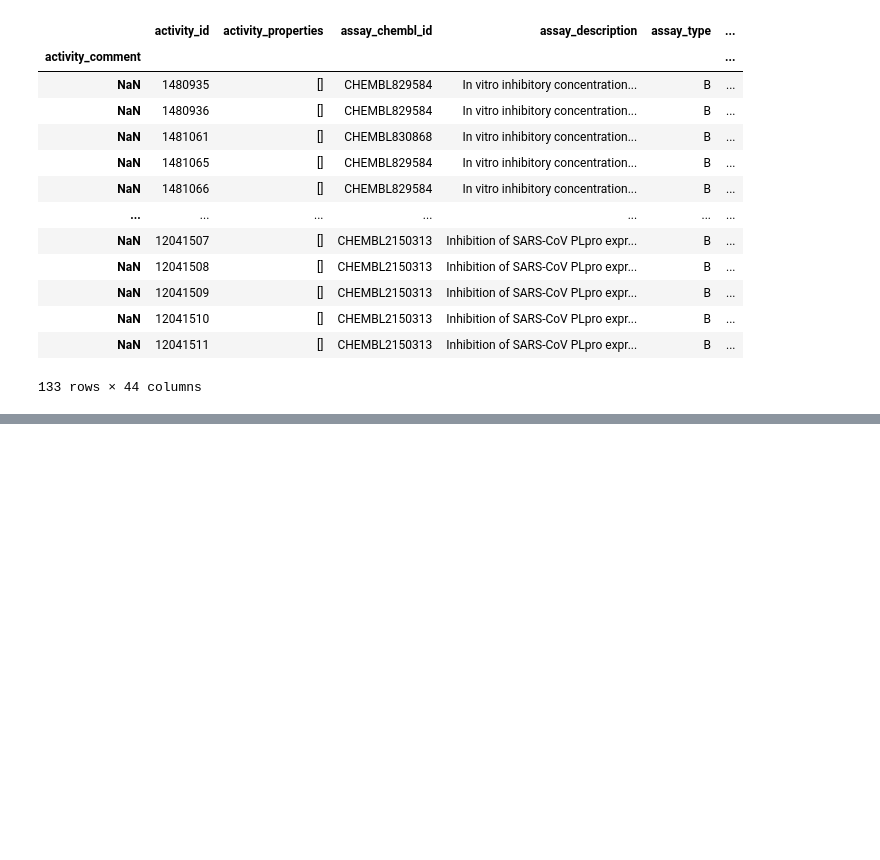
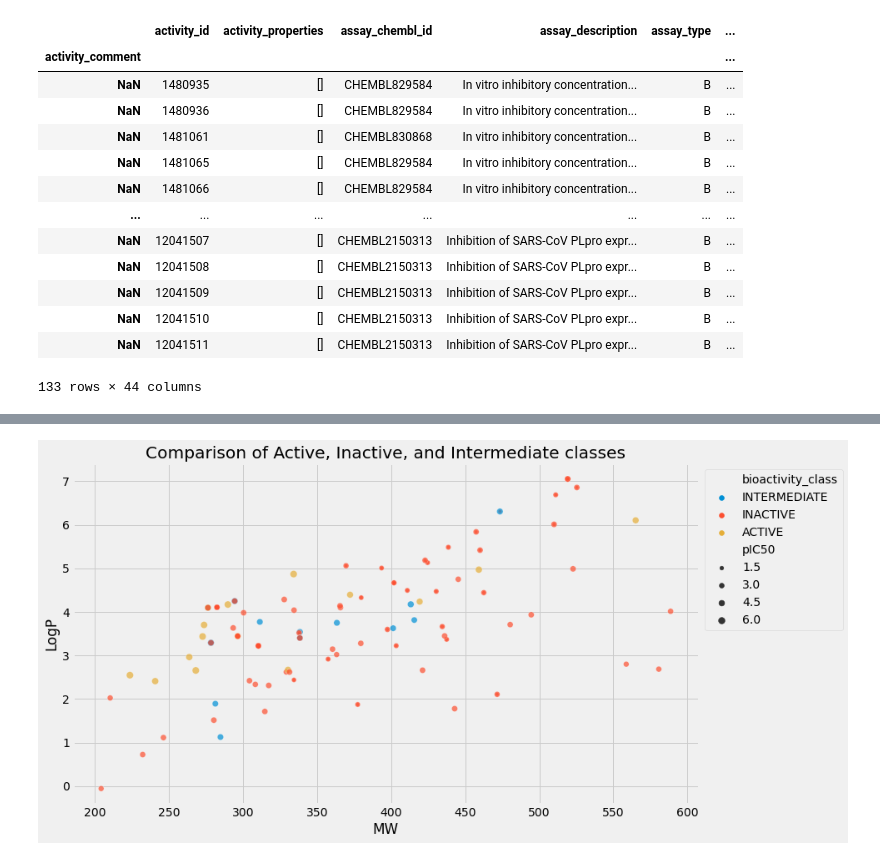
Before and after one commit to Germain-Drug-Discovery-Project/drug-discovery-project, a Jupyter notebook: Final Notebook.ipynb, the cells around one changed output, grey strips where cells are left out. Saved outputs shown, nothing was run; the diff lists cells and outputs as text; code cells hidden in the pictures; blank space fills up the shorter version.

```diff
--- a/Final Notebook.ipynb
+++ b/Final Notebook.ipynb
@@ -75,0 +171,14 @@ TypeError: '<' not supported between instances of 'float' and 'str'
+# %%
+import matplotlib.pyplot as plt
+import seaborn as sns
+
+plt.rcParams['figure.figsize'] = (5,5)
+plt.style.use('fivethirtyeight')
+# %%
+plt.figure(figsize=(12, 7))
+sns.scatterplot(x='MW', y='LogP', data=bioactivity_df, hue='bioactivity_class', size='pIC50', alpha=.7)
+plt.legend(bbox_to_anchor=(1,1))
+plt.title('Comparison of Active, Inactive, and Intermediate classes')
+plt.show()
+# %% [output]
+[figure, added]
```
Also changed, not shown: parts of 22 cells of this notebook.
